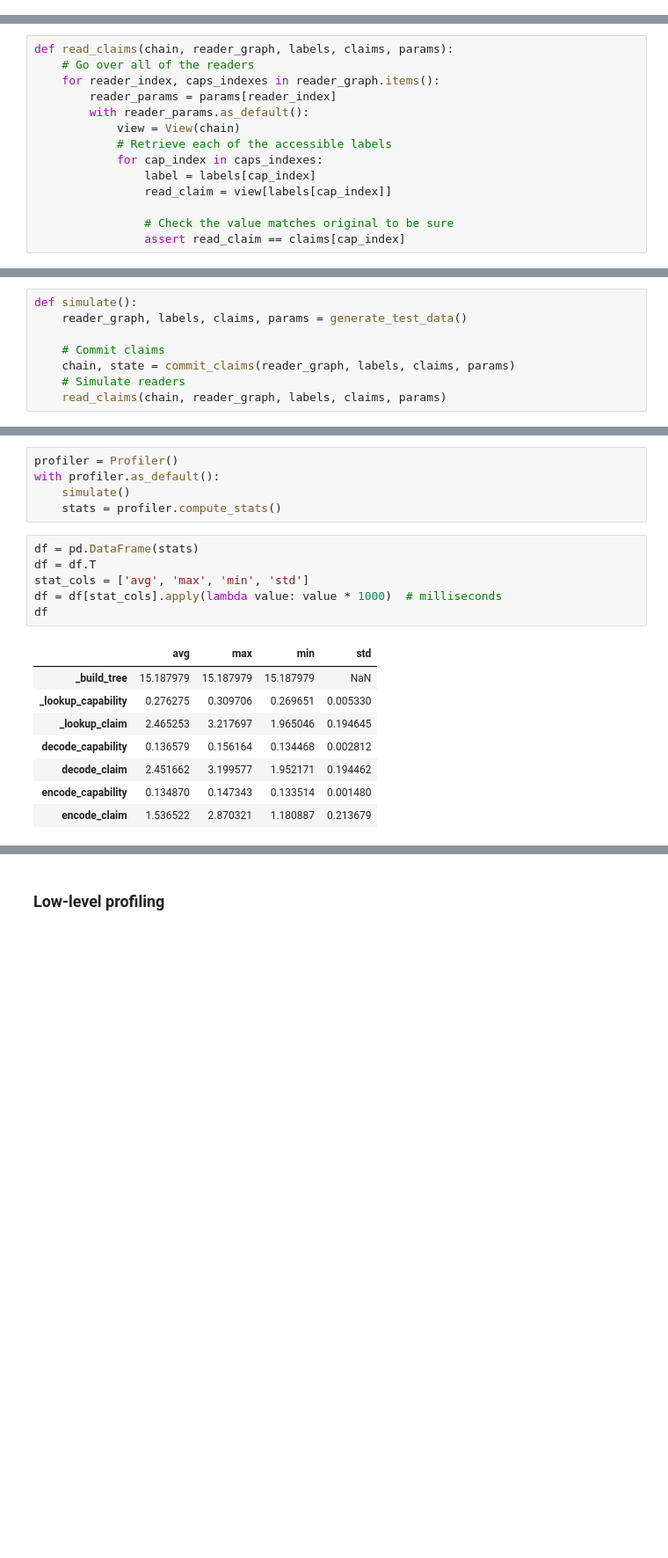
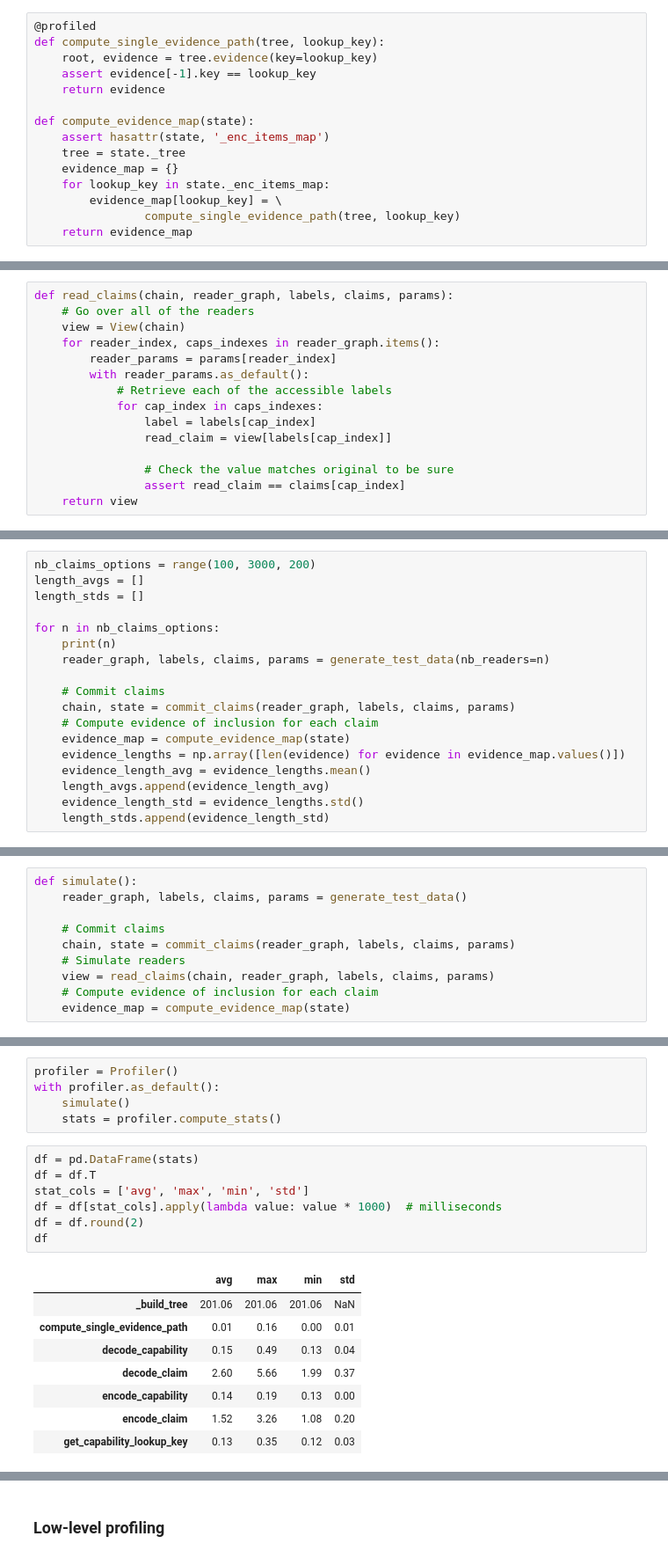
Before and after one commit to claimchain/claimchain-core, a Jupyter notebook: simulations/operations_profiling.ipynb, the cells around one changed output, grey strips where cells are left out. Shown at 88% size. Saved outputs shown, nothing was run; the diff lists cells and outputs as text; blank space fills up the shorter version.

```diff
--- a/simulations/operations_profiling.ipynb
+++ b/simulations/operations_profiling.ipynb
@@ -59,12 +69,27 @@ def commit_claims(reader_graph, labels, claims, params):
+# %%
+@profiled
+def compute_single_evidence_path(tree, lookup_key):
+    root, evidence = tree.evidence(key=lookup_key)
+    assert evidence[-1].key == lookup_key
+    return evidence
+
+def compute_evidence_map(state):
+    assert hasattr(state, '_enc_items_map')
+    tree = state._tree
+    evidence_map = {}
+    for lookup_key in state._enc_items_map:
+        evidence_map[lookup_key] = \
+                compute_single_evidence_path(tree, lookup_key)
+    return evidence_map
 # %% [markdown]
 ## Simulating the readers
 # %%
 def read_claims(chain, reader_graph, labels, claims, params):
     # Go over all of the readers
+    view = View(chain)
     for reader_index, caps_indexes in reader_graph.items():
         reader_params = params[reader_index]
         with reader_params.as_default():
-            view = View(chain)
             # Retrieve each of the accessible labels
             for cap_index in caps_indexes:
                 label = labels[cap_index]
@@ -72,3 +97,4 @@ def read_claims(chain, reader_graph, labels, claims, params):
 
                 # Check the value matches original to be sure
                 assert read_claim == claims[cap_index]
+    return view
@@ -74,0 +103,18 @@ def read_claims(chain, reader_graph, labels, claims, params):
+# %%
+nb_claims_options = range(100, 3000, 200)
+length_avgs = []
+length_stds = []
+
+for n in nb_claims_options:
+    print(n)
+    reader_graph, labels, claims, params = generate_test_data(nb_readers=n)
+
+    # Commit claims
+    chain, state = commit_claims(reader_graph, labels, claims, params)
+    # Compute evidence of inclusion for each claim
+    evidence_map = compute_evidence_map(state)
+    evidence_lengths = np.array([len(evidence) for evidence in evidence_map.values()])
+    evidence_length_avg = evidence_lengths.mean()
+    length_avgs.append(evidence_length_avg)
+    evidence_length_std = evidence_lengths.std()
+    length_stds.append(evidence_length_std)
@@ -81,7 +148,9 @@ def simulate():
     # Commit claims
     chain, state = commit_claims(reader_graph, labels, claims, params)
     # Simulate readers
-    read_claims(chain, reader_graph, labels, claims, params)
+    view = read_claims(chain, reader_graph, labels, claims, params)
+    # Compute evidence of inclusion for each claim
+    evidence_map = compute_evidence_map(state)
 # %% [markdown]
 ### High-level profiling
 # %%
@@ -92,15 +161,16 @@ with profiler.as_default():
 # %%
 df = pd.DataFrame(stats)
 df = df.T
 stat_cols = ['avg', 'max', 'min', 'std']
 df = df[stat_cols].apply(lambda value: value * 1000)  # milliseconds
+df = df.round(2)
 df
 # %% [output]
 |  | avg | max | min | std |
-| _build_tree | 15.187979 | 15.187979 | 15.187979 | NaN |
-| _lookup_capability | 0.276275 | 0.309706 | 0.269651 | 0.005330 |
-| _lookup_claim | 2.465253 | 3.217697 | 1.965046 | 0.194645 |
-| decode_capability | 0.136579 | 0.156164 | 0.134468 | 0.002812 |
-| decode_claim | 2.451662 | 3.199577 | 1.952171 | 0.194462 |
-| encode_capability | 0.134870 | 0.147343 | 0.133514 | 0.001480 |
-| encode_claim | 1.536522 | 2.870321 | 1.180887 | 0.213679 |
+| _build_tree | 201.06 | 201.06 | 201.06 | NaN |
+| compute_single_evidence_path | 0.01 | 0.16 | 0.00 | 0.01 |
+| decode_capability | 0.15 | 0.49 | 0.13 | 0.04 |
+| decode_claim | 2.60 | 5.66 | 1.99 | 0.37 |
+| encode_capability | 0.14 | 0.19 | 0.13 | 0.00 |
+| encode_claim | 1.52 | 3.26 | 1.08 | 0.20 |
+| get_capability_lookup_key | 0.13 | 0.35 | 0.12 | 0.03 |
```
Also changed, not shown: parts of 10 cells of this notebook.
